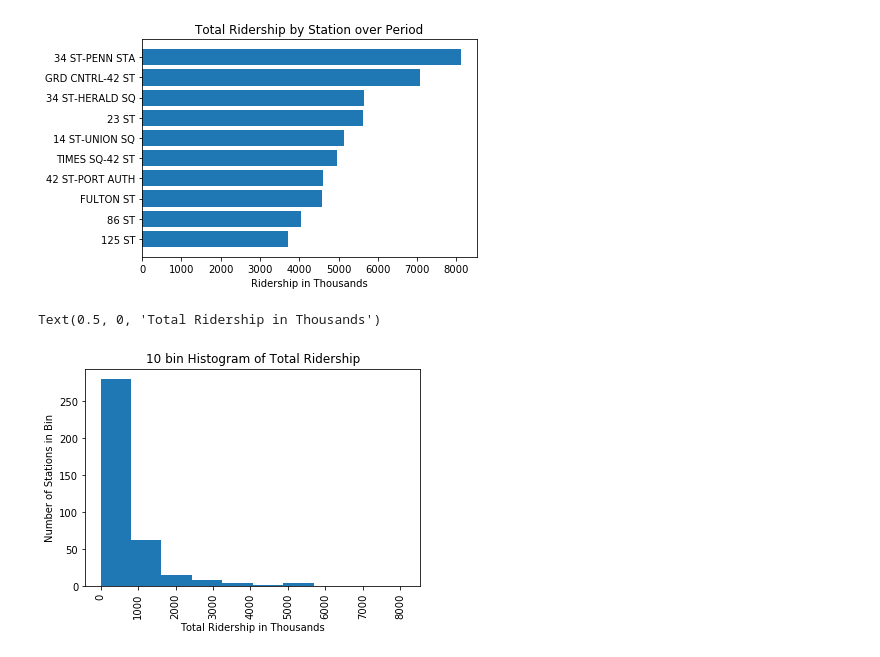
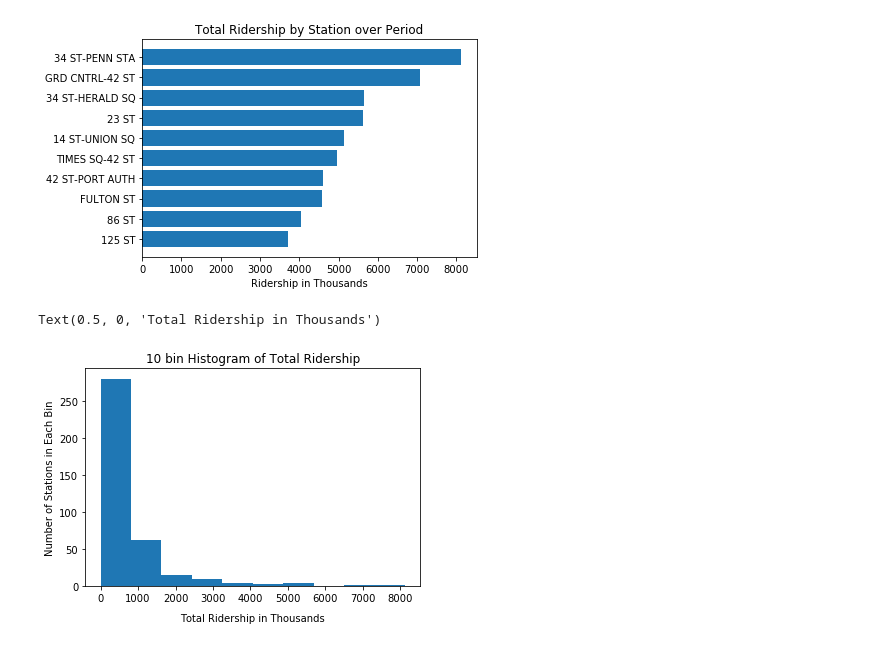
Before and after one commit to ekand/mtacular, a Jupyter notebook: notebooks/eric_challenge1.ipynb, the cells around one changed output. Saved outputs shown, nothing was run; the diff lists cells and outputs as text; code cells hidden in the pictures.

```diff
--- a/notebooks/eric_challenge1.ipynb
+++ b/notebooks/eric_challenge1.ipynb
@@ -424,12 +410,12 @@ Text(0.5, 0, 'Ridership in Thousands')
 # %%
 # histogram
 bins = 10
 x = mta_sta_tots['INS']/1000
 plt.hist(x,bins=bins)
-plt.xticks(rotation='vertical')
+plt.xticks(rotation='horizontal')
 plt.title(f'{bins} bin Histogram of Total Ridership')
-plt.ylabel('Number of Stations in Bin')
-plt.xlabel('Total Ridership in Thousands')
+plt.ylabel('Number of Stations in Each Bin')
+plt.xlabel('Total Ridership in Thousands',labelpad=10)
 # %% [output]
 Text(0.5, 0, 'Total Ridership in Thousands')
-[figure, old version]
+[figure, new version]
```
Also changed, not shown: parts of 3 cells of this notebook.
